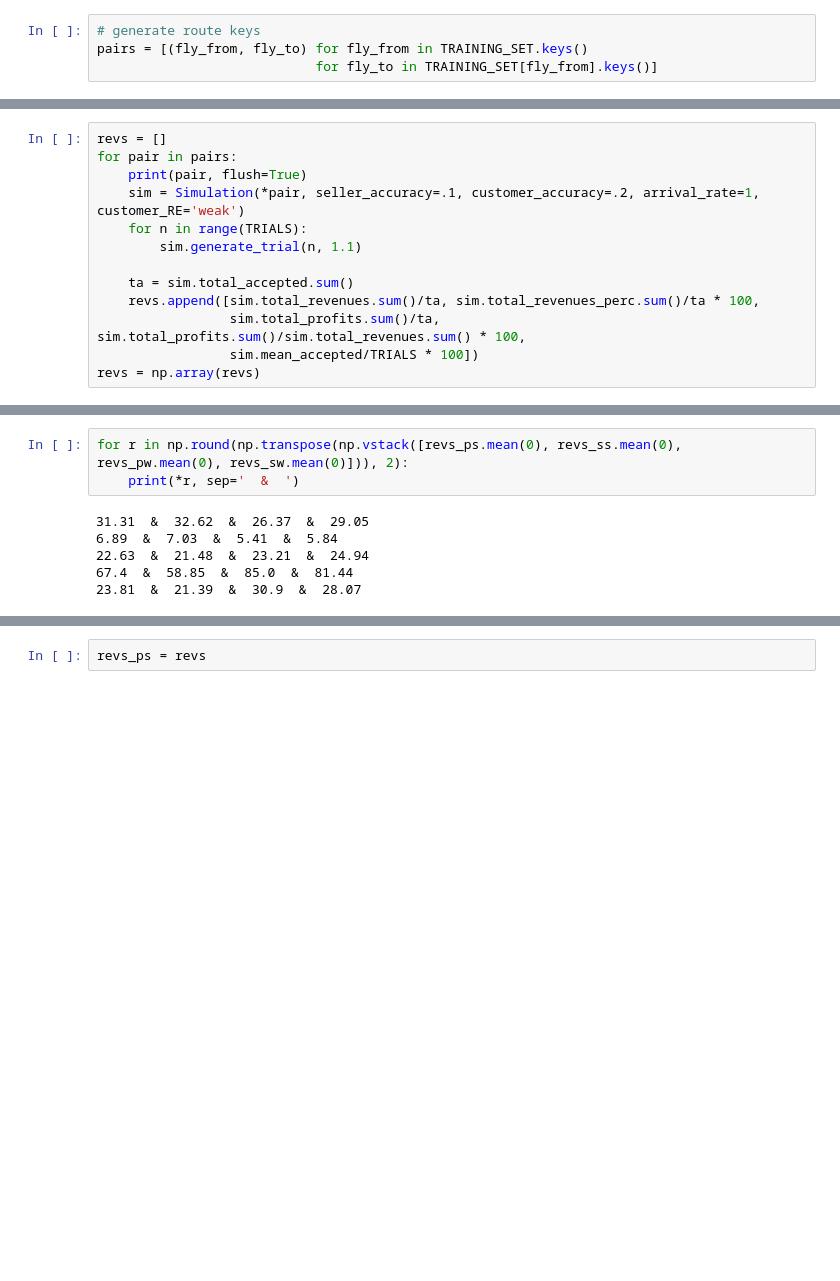
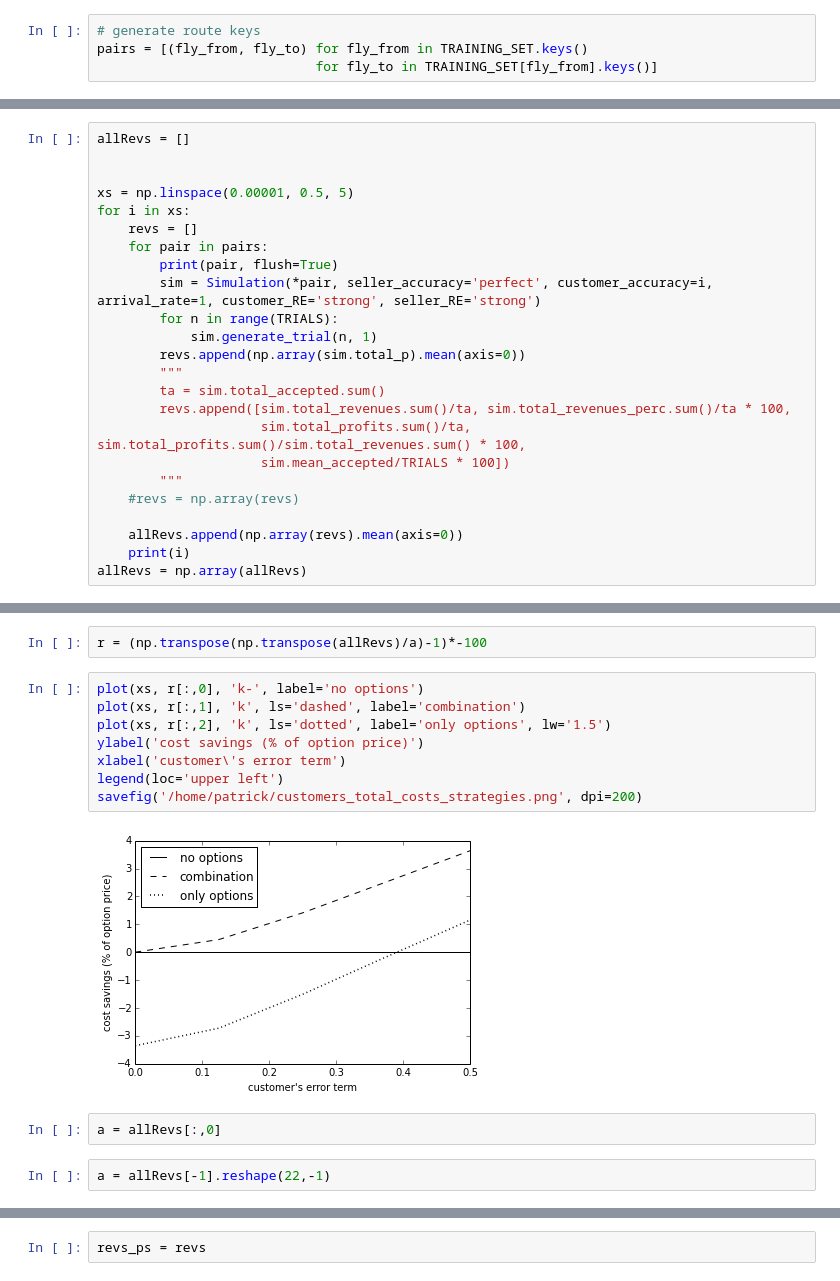
Before and after one commit to vankempen/Thesis, a Jupyter notebook: Simulation/Final simulation.ipynb, the cells around one changed output, grey strips where cells are left out. Drawn from its saved outputs; the diff is of its cells as text; blank space fills up the shorter version.

```diff
--- a/Simulation/Final simulation.ipynb
+++ b/Simulation/Final simulation.ipynb
@@ -261,13 +280,24 @@ class Simulation():
 # %%
-revs = []
-for pair in pairs:
-    print(pair, flush=True)
-    sim = Simulation(*pair, seller_accuracy=.1, customer_accuracy=.2, arrival_rate=1, customer_RE='weak')
-    for n in range(TRIALS):
-        sim.generate_trial(n, 1.1)
+allRevs = []
 
-    ta = sim.total_accepted.sum()
-    revs.append([sim.total_revenues.sum()/ta, sim.total_revenues_perc.sum()/ta * 100,
-                 sim.total_profits.sum()/ta, sim.total_profits.sum()/sim.total_revenues.sum() * 100,
-                 sim.mean_accepted/TRIALS * 100])
-revs = np.array(revs)
+
+xs = np.linspace(0.00001, 0.5, 5)
+for i in xs:
+    revs = []
+    for pair in pairs:
+        print(pair, flush=True)
+        sim = Simulation(*pair, seller_accuracy='perfect', customer_accuracy=i, arrival_rate=1, customer_RE='strong', seller_RE='strong')
+        for n in range(TRIALS):
+            sim.generate_trial(n, 1)
+        revs.append(np.array(sim.total_p).mean(axis=0))
+        """
+        ta = sim.total_accepted.sum()
+        revs.append([sim.total_revenues.sum()/ta, sim.total_revenues_perc.sum()/ta * 100,
+                     sim.total_profits.sum()/ta, sim.total_profits.sum()/sim.total_revenues.sum() * 100,
+                     sim.mean_accepted/TRIALS * 100])
+        """
+    #revs = np.array(revs)
+
+    allRevs.append(np.array(revs).mean(axis=0))
+    print(i)
+allRevs = np.array(allRevs)
@@ -274,9 +322,16 @@ revs = np.array(revs)
-# %%
-for r in np.round(np.transpose(np.vstack([revs_ps.mean(0), revs_ss.mean(0), revs_pw.mean(0), revs_sw.mean(0)])), 2):
-    print(*r, sep='  &  ')
-# %% [output]
-31.31  &  32.62  &  26.37  &  29.05
-6.89  &  7.03  &  5.41  &  5.84
-22.63  &  21.48  &  23.21  &  24.94
-67.4  &  58.85  &  85.0  &  81.44
-23.81  &  21.39  &  30.9  &  28.07
+# %%
+r = (np.transpose(np.transpose(allRevs)/a)-1)*-100
+# %%
+plot(xs, r[:,0], 'k-', label='no options')
+plot(xs, r[:,1], 'k', ls='dashed', label='combination')
+plot(xs, r[:,2], 'k', ls='dotted', label='only options', lw='1.5')
+ylabel('cost savings (% of option price)')
+xlabel('customer\'s error term')
+legend(loc='upper left')
+savefig('/home/patrick/customers_total_costs_strategies.png', dpi=200)
+# %% [output]
+[figure, added]
+# %%
+a = allRevs[:,0]
+# %%
+a = allRevs[-1].reshape(22,-1)
```
Also changed, not shown: parts of 34 cells of this notebook, 10 other files.
